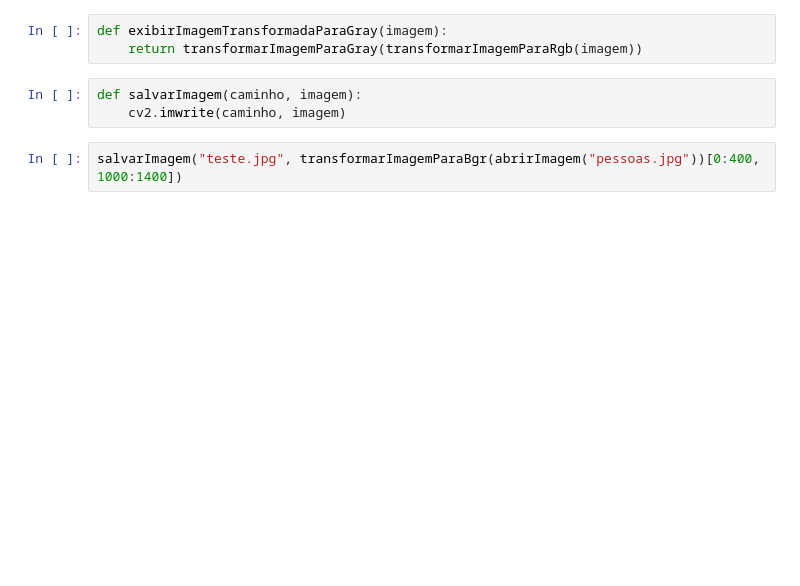
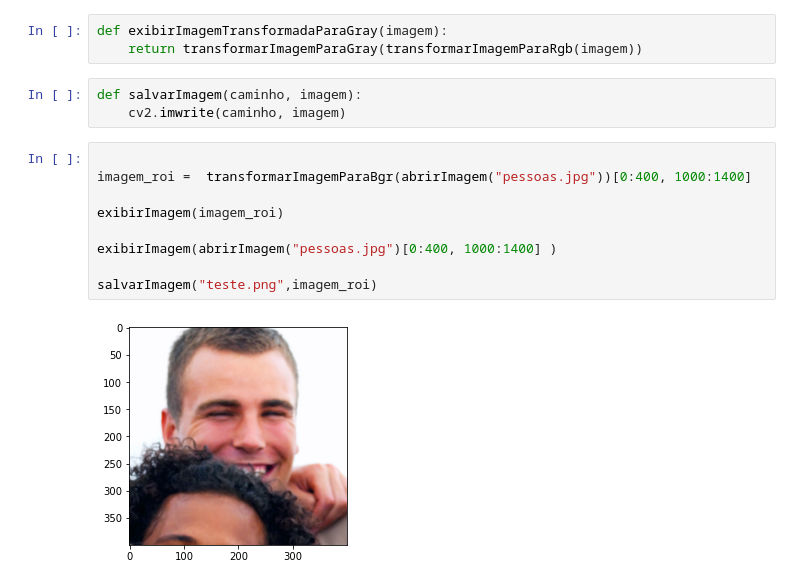
Before and after one commit to maanoel/conda-commands, a Jupyter notebook: visao-facial-detector.ipynb, the cells around one changed output. Saved outputs shown, nothing was run; the diff lists cells and outputs as text; blank space fills up the shorter version.

Commit message:
refatorando o código para futura análise facial..

```diff
--- a/visao-facial-detector.ipynb
+++ b/visao-facial-detector.ipynb
@@ -32,4 +33,13 @@ def exibirImagemTransformadaParaGray(imagem):
 def salvarImagem(caminho, imagem):
     cv2.imwrite(caminho, imagem)
 # %%
-salvarImagem("teste.jpg", transformarImagemParaBgr(abrirImagem("pessoas.jpg"))[0:400, 1000:1400])
+
+imagem_roi =  transformarImagemParaBgr(abrirImagem("pessoas.jpg"))[0:400, 1000:1400]
+
+exibirImagem(imagem_roi)
+
+exibirImagem(abrirImagem("pessoas.jpg")[0:400, 1000:1400] )
+
+salvarImagem("teste.png",imagem_roi)
+# %% [output]
+[figure, added]
```
Also changed, not shown: parts of 1 cell of this notebook, 1 other file.
